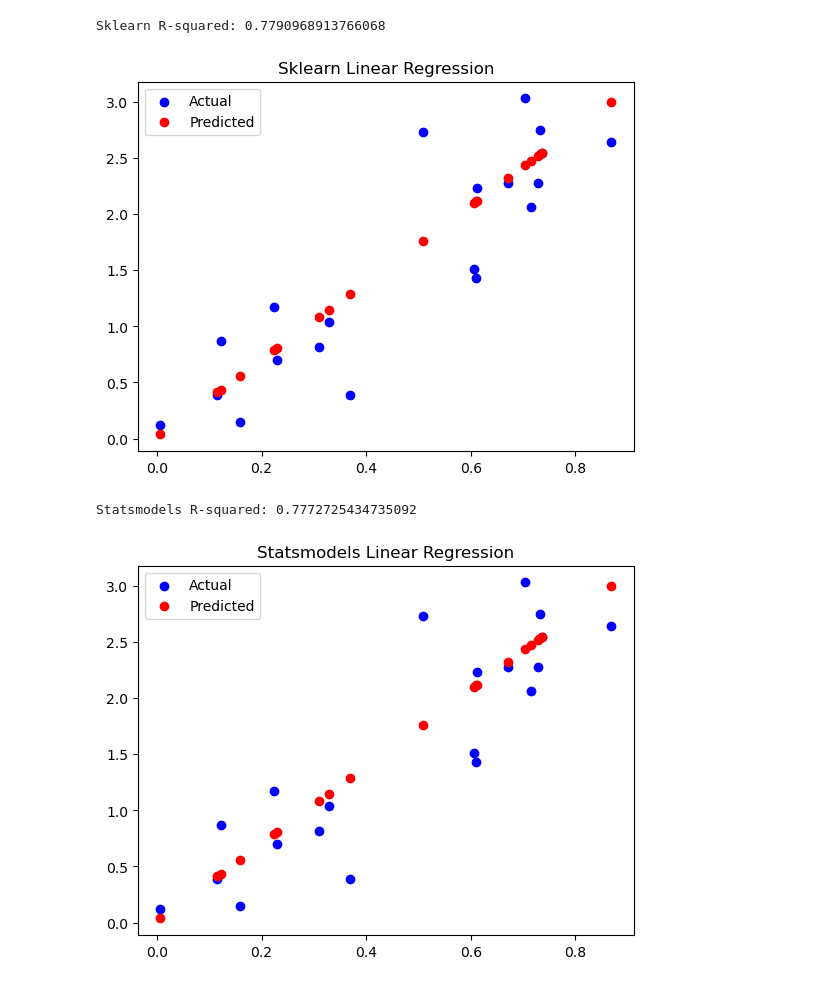
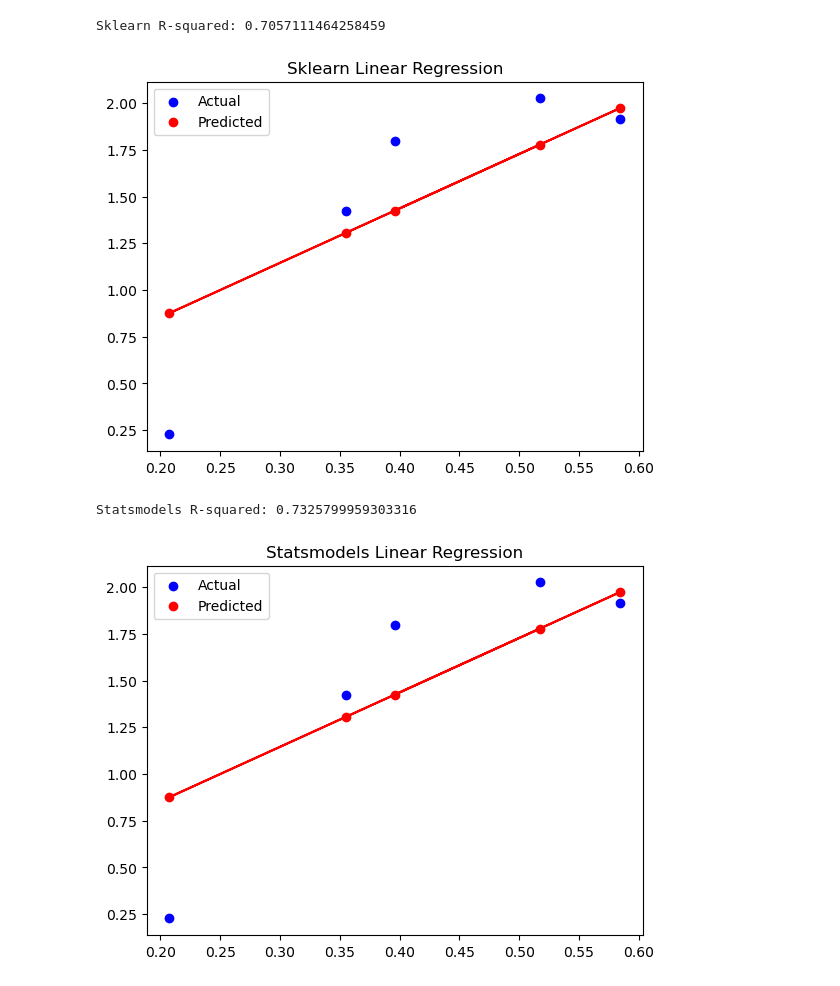
Before and after one commit to vidyadharbendre/learn_advanced_python_using_examples, a Jupyter notebook: notebooks/OOPs/linear_regression_hours_marks.ipynb, the cells around one changed output. Saved outputs shown, nothing was run; the diff lists cells and outputs as text; code cells hidden in the pictures.

```diff
--- a/notebooks/OOPs/linear_regression_hours_marks.ipynb
+++ b/notebooks/OOPs/linear_regression_hours_marks.ipynb
@@ -38,41 +156,43 @@ class LinearRegressionModel:
             return self.model.rsquared
 
 # Generate example data
-X = np.random.rand(100, 1)  # 100 samples, 1 feature
-y = 3.5 * X.squeeze() + np.random.randn(100) * 0.5  # Linear relation with noise
+X = np.random.rand(25, 1)  # 25 samples, 1 feature
+y = 3.5 * X.squeeze() + np.random.randn(25) * 0.5  # Linear relation with noise
 
 # Split data into training and testing sets
 X_train, X_test, y_train, y_test = train_test_split(X, y, test_size=0.2, random_state=42)
 
 # Using sklearn
 model_sklearn = LinearRegressionModel(method='sklearn')
 model_sklearn.fit(X_train, y_train)
 predictions_sklearn = model_sklearn.predict(X_test)
 r2_sklearn = model_sklearn.evaluate(X_test, y_test)
 print(f"Sklearn R-squared: {r2_sklearn}")
 
 # Plot sklearn results
 plt.scatter(X_test, y_test, color='blue', label='Actual')
 plt.scatter(X_test, predictions_sklearn, color='red', label='Predicted')
+plt.plot(X_test, predictions_sklearn, color='red')
 plt.legend()
 plt.title("Sklearn Linear Regression")
 plt.show()
 
 # Using statsmodels
 model_statsmodels = LinearRegressionModel(method='statsmodels')
 model_statsmodels.fit(X_train, y_train)
 predictions_statsmodels = model_statsmodels.predict(X_test)
 r2_statsmodels = model_statsmodels.evaluate(X_test, y_test)
 print(f"Statsmodels R-squared: {r2_statsmodels}")
 
 # Plot statsmodels results
 plt.scatter(X_test, y_test, color='blue', label='Actual')
 plt.scatter(X_test, predictions_statsmodels, color='red', label='Predicted')
+plt.plot(X_test, predictions_statsmodels, color='red')
 plt.legend()
 plt.title("Statsmodels Linear Regression")
 plt.show()
 # %% [output]
-Sklearn R-squared: 0.7790968913766068
+Sklearn R-squared: 0.7057111464258459
-[figure, old version]
+[figure, new version]
-Statsmodels R-squared: 0.7772725434735092
+Statsmodels R-squared: 0.7325799959303316
-[figure, old version]
+[figure, new version]
```
Also changed, not shown: parts of 2 cells of this notebook.
